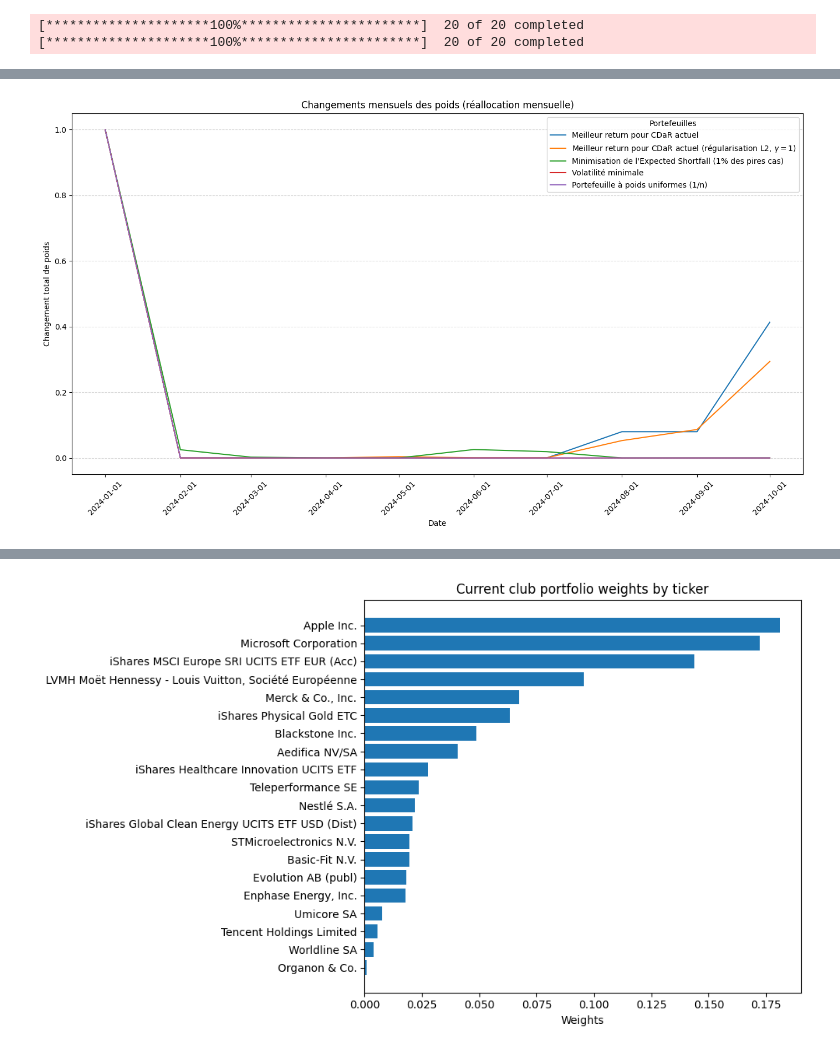
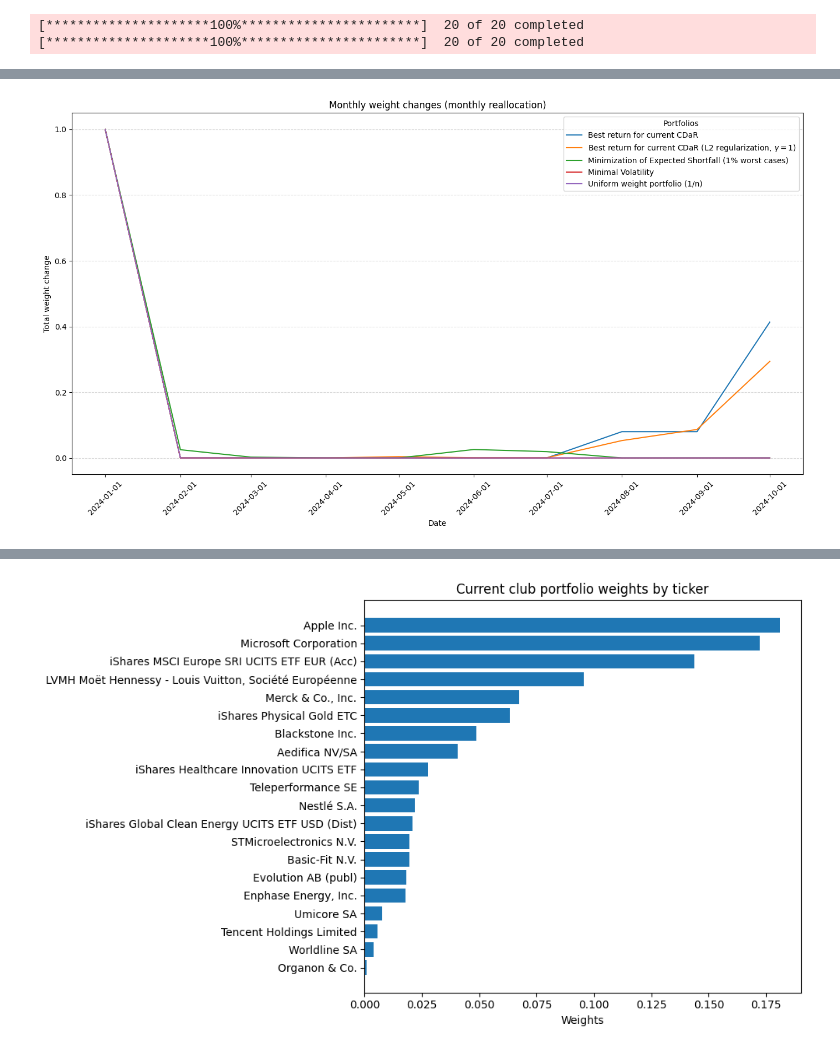
Before and after one commit to AdrienPortier/PyPortfolioOpt-LSMIC, a Jupyter notebook: CDaR_Portfolio_LSMIC.ipynb, the cells around one changed output, grey strips where cells are left out. Saved outputs shown, nothing was run; the diff lists cells and outputs as text; code cells hidden in the pictures.

```diff
--- a/CDaR_Portfolio_LSMIC.ipynb
+++ b/CDaR_Portfolio_LSMIC.ipynb
@@ -192,7 +153,7 @@ ActualCDaR = -drawdowns[drawdowns <= -VaR_drawdown_actual].mean()
 
 plt.scatter(ActualCDaR, actual_return, marker="X", color="purple", s=100, label="Actual portfolio")
 
-# Return plus intéressant pour le même CDaR
+# Best Return for the Same CDaR
 def get_weights_CDaR(option = "normal", min_weights = minimal_w, max_weights = maximal_w, gamma = 1, c = None, curr = None):
     es = EfficientCDaR(mu, historical_returns, weight_bounds=(0, 1), beta = confidence_level, solver = MOSEK)
     es.add_constraint(lambda x : x >= min_weights)
@@ -204,7 +165,7 @@ def get_weights_CDaR(option = "normal", min_weights = minimal_w, max_weights = m
         cleaned_weights_eff_cdar = es.clean_weights()
         optimized_return, optimized_CDaR= es.portfolio_performance()
         return cleaned_weights_eff_cdar, optimized_return, optimized_CDaR
-    elif option == "L2 regularisation":
+    elif option == "L2 regularization":
         es.add_objective(objective_functions.L2_reg, gamma= gamma)
         weights_eff_cdar_L2 = es.efficient_return(actual_return)
         cleaned_weights_eff_cdar_L2 = es.clean_weights()
@@ -215,9 +176,9 @@ def get_weights_CDaR(option = "normal", min_weights = minimal_w, max_weights = m
 
 cleaned_weights_eff_cdar, optimized_return, optimized_CDaR = get_weights_CDaR("normal")
 plt.scatter(optimized_CDaR, optimized_return, marker="*", color="green", s=100, label="Optimized portfolio ( 0.02 <= w_i <= 0.1)")
-# Portefeuille avec une pénalité sur les poids nuls (Régularisation L2)
-cleaned_weights_eff_cdar_L2, optimized_return_L2, optimized_CDaR_L2 = get_weights_CDaR("L2 regularisation")
-plt.scatter(optimized_CDaR_L2, optimized_return_L2, marker="*", color="cyan", s=100, label="L2 regularisation optimized portfolio (0.02 <= w_i <= 0.1)")
+# Portfolio with a penalty on zero weights (L2 regularization)
+cleaned_weights_eff_cdar_L2, optimized_return_L2, optimized_CDaR_L2 = get_weights_CDaR("L2 regularization")
+plt.scatter(optimized_CDaR_L2, optimized_return_L2, marker="*", color="cyan", s=100, label="L2 regularization optimized portfolio (0.02 <= w_i <= 0.1)")
 
 plt.title("Efficient frontier comparison (CDaR) vs LSMIC Actual portfolio")
 plt.xlabel("CDaR on returns")
@@ -537,94 +500,94 @@ from pypfopt import CovarianceShrinkage
 
 zero_weights = pd.Series([0]*len(cleaned_weights_eff_cdar))
 weights_dict = pd.DataFrame({
-    "Meilleur return pour CDaR actuel" : zero_weights,
-    r"Meilleur return pour CDaR actuel (régularisation L2, $\gamma = 1$)" : zero_weights,
-    "Minimisation de l'Expected Shortfall (1% des pires cas)" : zero_weights,
-    'Volatilité minimale': zero_weights,
-    "Portefeuille à poids uniformes (1/n)" : zero_weights
+    "Best return for current CDaR" : zero_weights,
+    r"Best return for current CDaR (L2 regularization, $\gamma = 1$)" : zero_weights,
+    "Minimization of Expected Shortfall (1% worst cases)" : zero_weights,
+    'Minimal Volatility': zero_weights,
+    "Uniform weight portfolio (1/n)" : zero_weights
 })
 
 
-# Coût
+# Cost
 c = 0.01
 portfolio_cum_returns = {}
 monthly_weight_changes = {}
 
-# Assurer que les dates de df_test sont des objets datetime
+# Ensure the dates in df_test are datetime objects
 df_test.index = pd.to_datetime(df_test.index)
 
-# Dates de début de chaque mois
+# Start dates of each month
 monthly_dates = pd.date_range(start=start_test_date, end=end_test_date, freq='MS')
 monthly_dates = [d.strftime('%Y-%m-%d') for d in monthly_dates]
 
 
-# Réoptimisation mensuelle pour chaque méthode
+# Monthly re-optimization for each method
 for method_name, current_weights in weights_dict.items():
-    cum_returns = []  # Retours cumulatifs (commence avec 1)
-    weight_changes = []  # Aucun changement initial
+    cum_returns = []  # Cumulative returns (starts with 1)
+    weight_changes = []  # No initial change
 
     for i, start_date in enumerate(monthly_dates[:-1]):
-        end_date = monthly_dates[i + 1]  # Fin du mois courant
+        end_date = monthly_dates[i + 1]  # End of the current month
 
-        # Extraire les données du mois courant en utilisant .loc[] pour garantir la compatibilité des dates
-        month_data = expected_returns.returns_from_prices(df_test.loc[start_date:end_date])  # Utiliser loc pour extraire le mois courant
+        # Extract the current month's data using .loc[] to ensure date compatibility
+        month_data = expected_returns.returns_from_prices(df_test.loc[start_date:end_date])  # Use loc to extract the current month
 
-        # Réoptimisation avec la méthode correspondante
-        one_year_ago = str(pd.to_datetime(start_date) - pd.DateOffset(years=1))  # Début de l'année précédente
+        # Reoptimization with the corresponding method
+        one_year_ago = str(pd.to_datetime(start_date) - pd.DateOffset(years=1))  # Start of the previous year
         data_until_now = pd.concat([df[one_year_ago:start_date], df_test[one_year_ago:start_date]])
         historical_returns = expected_returns.returns_from_prices(data_until_now)
-        mu = expected_returns.ema_historical_return(data_until_now)  # Rendements attendus (historique)
-        S = CovarianceShrinkage(data_until_now).ledoit_wolf(shrinkage_target = "constant_correlation")   # Matrice de covariance
+        mu = expected_returns.ema_historical_return(data_until_now)  # Expected returns (historical)
+        S = CovarianceShrinkage(data_until_now).ledoit_wolf(shrinkage_target = "constant_correlation")   # Covariance matrix
         ef = EfficientFrontier(mu, S)
         ef.add_objective(objective_functions.transaction_cost, w_prev=current_weights, k=c)
         ef.add_constraint(lambda x : x >= minimal_w)
         ef.add_constraint(lambda x : x <= maximal_w)
 
-        # Choisir l'optimisation en fonction du nom de la méthode
-        if "CDaR actuel" in method_name:
+        # Choose optimization based on the method name
+        if "current CDaR" in method_name:
             actual_return = np.dot(current_weights, mu)
-            if "régularisation" in method_name:
-                new_weights,_,_ = get_weights_CDaR(option="L2 regularisation", c = c, curr=current_weights, gamma = 1)
+            if "regularization" in method_name:
+                new_weights,_,_ = get_weights_CDaR(option="L2 regularization", c = c, curr=current_weights, gamma = 1)
             else:
                 new_weights,_,_ = get_weights_CDaR(option="normal", c = c, curr = current_weights)
-        elif "Volatilité minimale" in method_name:
+        elif "Minimal Volatility" in method_name:
             ef.min_volatility()
             new_weights = ef.clean_weights()
         elif "Expected" in method_name:
-            ef = EfficientCVaR(mu, S,weight_bounds=(0, 1), beta = 0.99, solver = MOSEK)
+            ef = EfficientCVaR(mu, S, weight_bounds=(0, 1), beta = 0.99, solver = MOSEK)
             ef.add_objective(objective_functions.transaction_cost, w_prev=current_weights, k=c)
             ef.add_constraint(lambda x : x >= minimal_w)
             ef.add_constraint(lambda x : x <= maximal_w)
             raw_weights_min_cvar = ef.min_cvar()
             new_weights = ef.clean_weights()
-        if "unif" in method_name:
+        if "Unif" in method_name:
             new_weights = [0.05 for k in range(len(current_weights))]
 
         else:
             new_weights = list(new_weights.values())
-        month_returns = month_data @ new_weights  # Rendements pondérés
-        weight_diff = np.abs(new_weights - current_weights)  # Différence de poids
+        month_returns = month_data @ new_weights  # Weighted returns
+        weight_diff = np.abs(new_weights - current_weights)  # Weight difference
 
-        # Calcul des frais de transaction
-        transaction_cost = c * weight_diff.sum()  # Coût total des transactions
+        # Calculate transaction costs
+        transaction_cost = c * weight_diff.sum()  # Total transaction cost
 
-        # Calcul des rendements cumulatifs ajustés pour les frais
+        # Calculate cumulative returns adjusted for costs
         if(len(cum_returns) == 0):
-            cum_returns.append((1 + month_returns.sum()-transaction_cost))  # Ajouter le rendement du mois ajusté
+            cum_returns.append((1 + month_returns.sum()-transaction_cost))  # Add the adjusted monthly return
         else:
-            cum_returns.append(cum_returns[-1] * (1 + month_returns.sum()-transaction_cost))  # Ajouter le rendement du mois ajusté
+            cum_returns.append(cum_returns[-1] * (1 + month_returns.sum()-transaction_cost))  # Add the adjusted monthly return
 
-        # Stocker les changements de poids
+        # Store the weight changes
         weight_changes.append(weight_diff.sum())
-        # Mettre à jour les poids courants
+        # Update the current weights
         current_weights = np.array(list(new_weights))
 
-    # Stocker les résultats pour ce portefeuille
+    # Store the results for this portfolio
     portfolio_cum_returns[method_name] = cum_returns
     monthly_weight_changes[method_name] = weight_changes
 
 
-# Convertir en DataFrame pour traçage
+# Convert to DataFrame for plotting
 portfolio_cum_returns_df = pd.DataFrame(portfolio_cum_returns, index=monthly_dates[1:])
 monthly_weight_changes_df = pd.DataFrame(monthly_weight_changes, index=monthly_dates[:-1])
 
@@ -636,10 +599,10 @@ plt.figure(figsize=(14, 8))
 for portfolio, returns in portfolio_cum_returns_df.items():
     plt.plot(monthly_dates_dt[1:], returns, label=portfolio)
 
-plt.title("Retours cumulatifs ajustés pour les frais (réallocation mensuelle)")
+plt.title("Cumulative returns adjusted for costs (monthly reallocation)")
 plt.xlabel("Date")
-plt.ylabel("Retour cumulatif ajusté")
-plt.legend(title="Portefeuilles")
+plt.ylabel("Cumulative adjusted return")
+plt.legend(title="Portfolios")
 plt.grid(axis="y", linestyle="--", alpha=0.5)
 
 # Set x-axis ticks
@@ -653,10 +616,10 @@ plt.figure(figsize=(14, 8))
 for portfolio, changes in monthly_weight_changes_df.items():
     plt.plot(monthly_dates_dt[:-1], changes, label=portfolio)
 
-plt.title("Changements mensuels des poids (réallocation mensuelle)")
+plt.title("Monthly weight changes (monthly reallocation)")
 plt.xlabel("Date")
-plt.ylabel("Changement total de poids")
-plt.legend(title="Portefeuilles")
+plt.ylabel("Total weight change")
+plt.legend(title="Portfolios")
 plt.grid(axis="y", linestyle="--", alpha=0.5)
 
 # Set x-axis ticks
@@ -668 +631 @@ plt.show()
-[figure, old version]
+[figure, new version]
```
Also changed, not shown: parts of 36 cells of this notebook.
